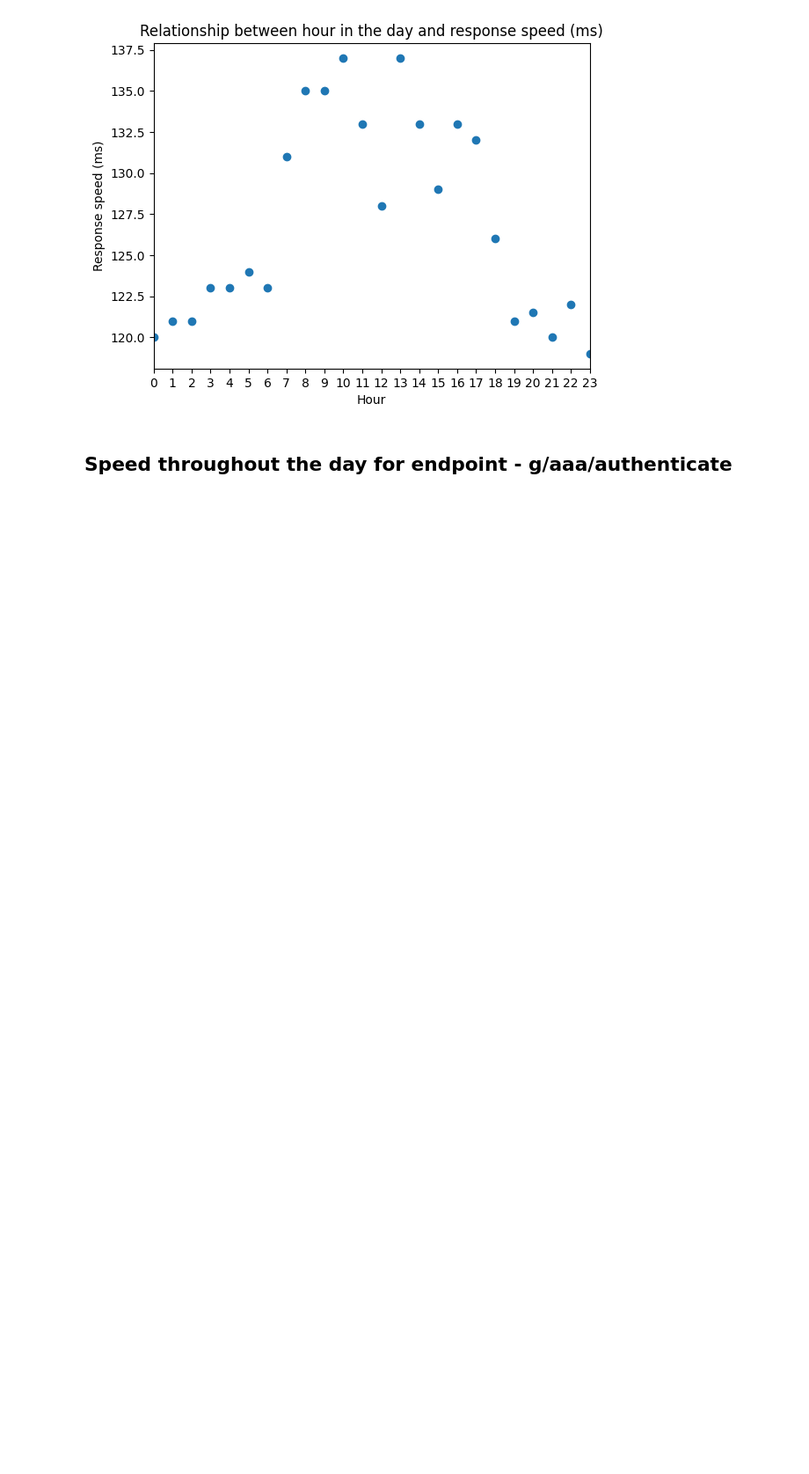
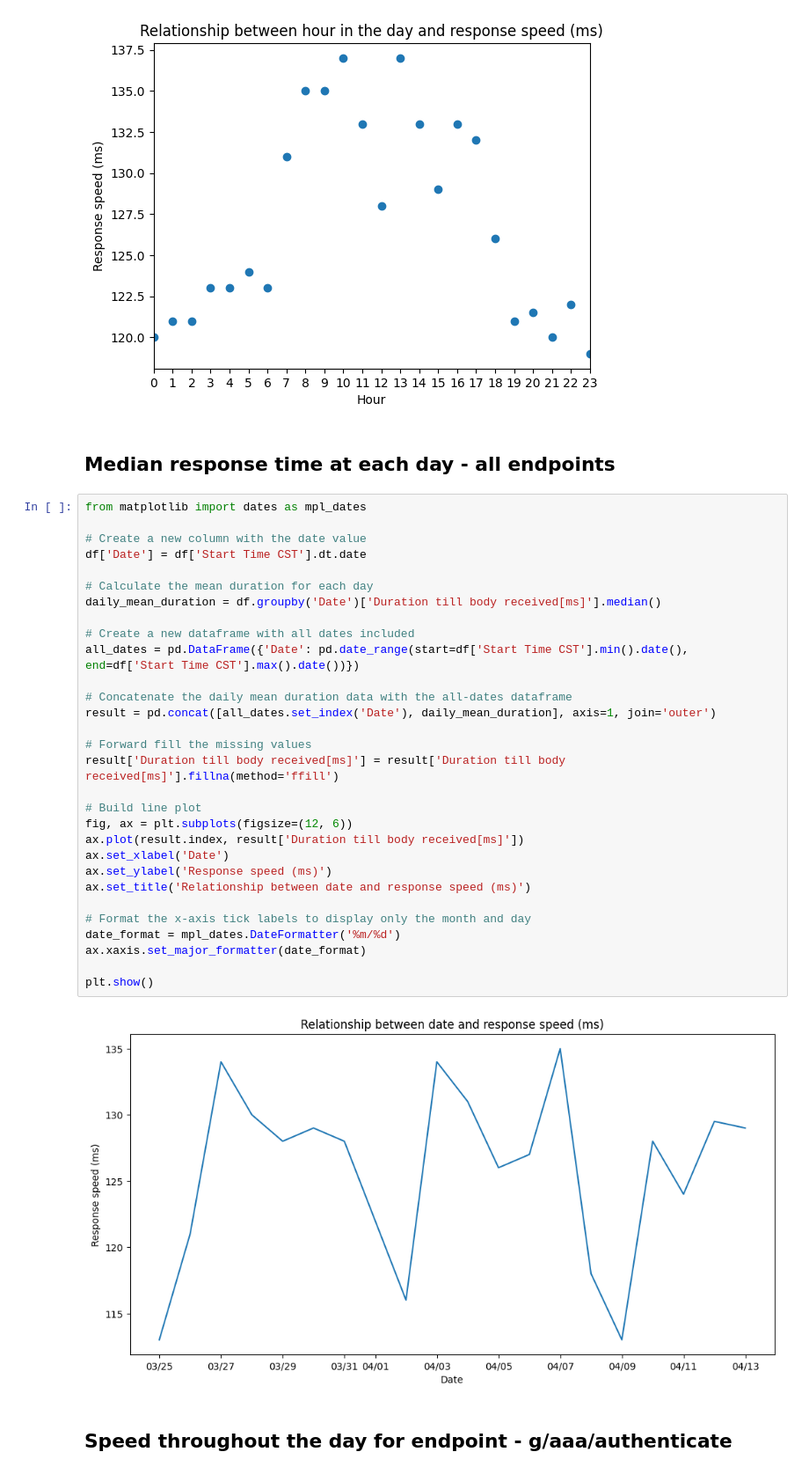
Before and after one commit to niallbuckley/API-data-analytics, a Jupyter notebook: analysis-API-endpoints.ipynb, the cells around one changed output. Shown at 88% size. Saved outputs shown, nothing was run; the diff lists cells and outputs as text; blank space fills up the shorter version.

Commit message:
represent each day performance

```diff
--- a/analysis-API-endpoints.ipynb
+++ b/analysis-API-endpoints.ipynb
@@ -105,6 +105,40 @@ ax.set_xticklabels(range(0, 24, 1))
 plt.show()
 # %% [output]
 [figure]
+# %% [markdown]
+## Median response time at each day - all endpoints
+# %%
+from matplotlib import dates as mpl_dates
+
+# Create a new column with the date value
+df['Date'] = df['Start Time CST'].dt.date
+
+# Calculate the mean duration for each day
+daily_mean_duration = df.groupby('Date')['Duration till body received[ms]'].median()
+
+# Create a new dataframe with all dates included
+all_dates = pd.DataFrame({'Date': pd.date_range(start=df['Start Time CST'].min().date(), end=df['Start Time CST'].max().date())})
+
+# Concatenate the daily mean duration data with the all-dates dataframe
+result = pd.concat([all_dates.set_index('Date'), daily_mean_duration], axis=1, join='outer')
+
+# Forward fill the missing values
+result['Duration till body received[ms]'] = result['Duration till body received[ms]'].fillna(method='ffill')
+
+# Build line plot
+fig, ax = plt.subplots(figsize=(12, 6))
+ax.plot(result.index, result['Duration till body received[ms]'])
+ax.set_xlabel('Date')
+ax.set_ylabel('Response speed (ms)')
+ax.set_title('Relationship between date and response speed (ms)')
+
+# Format the x-axis tick labels to display only the month and day
+date_format = mpl_dates.DateFormatter('%m/%d')
+ax.xaxis.set_major_formatter(date_format)
+
+plt.show()
+# %% [output]
+[figure, added]
 # %% [markdown]
 ## Speed throughout the day for endpoint - g/aaa/authenticate
 # %%
```
Also changed, not shown: 1 other file.
